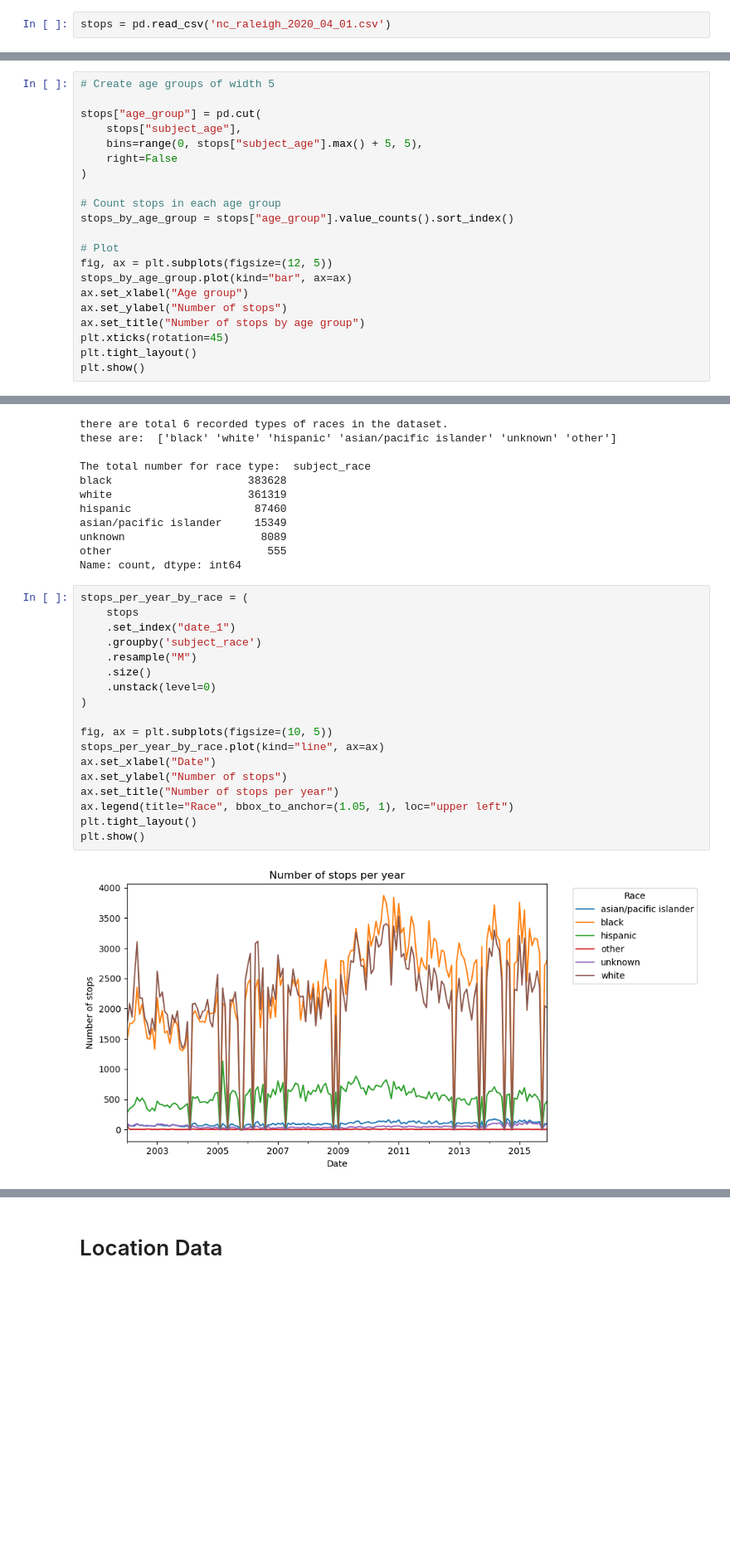
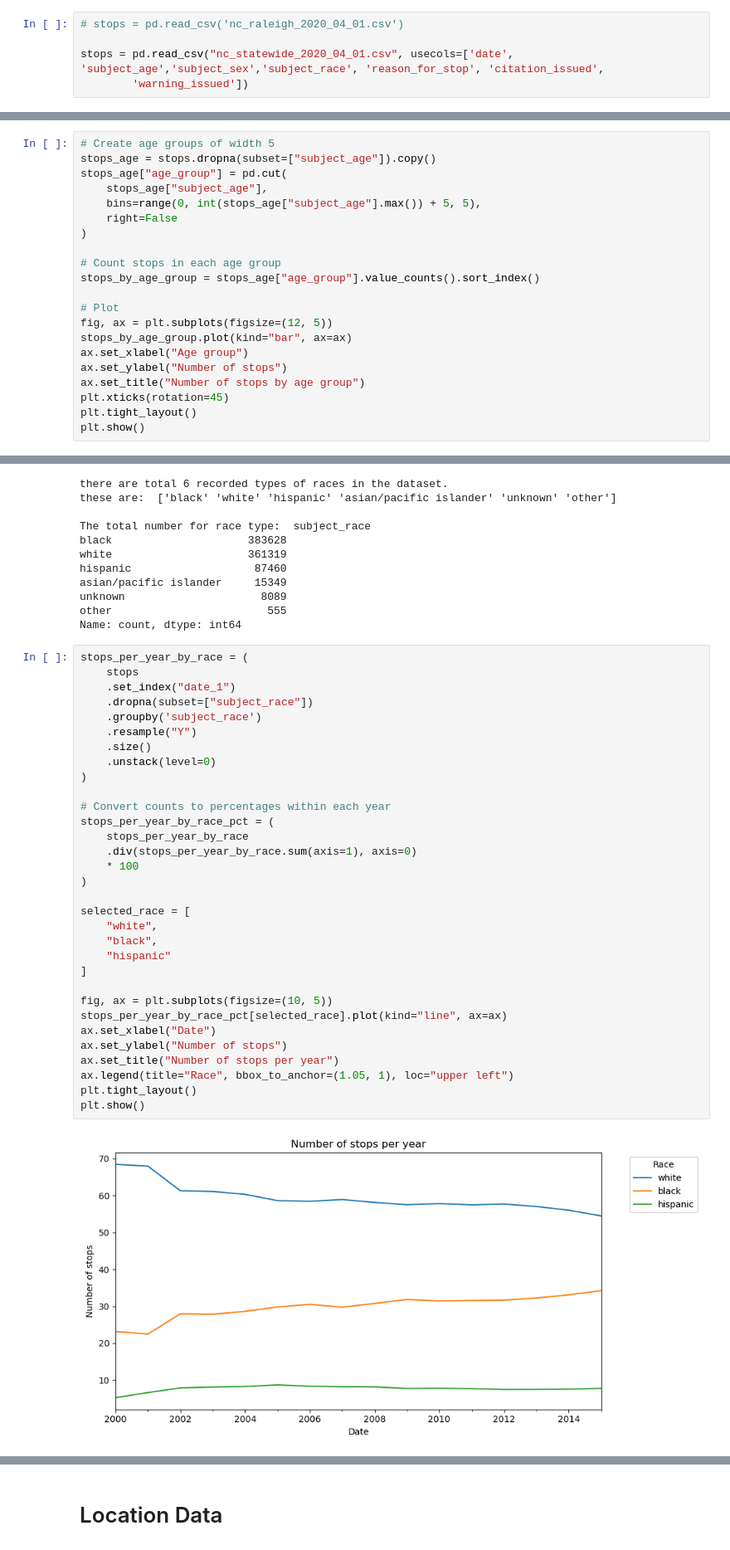
Before and after one commit to manrajghumman/ml-project, a Jupyter notebook: tests.ipynb, the cells around one changed output, grey strips where cells are left out. Shown at 83% size. Drawn from its saved outputs; the diff is of its cells as text; blank space fills up the shorter version.

Commit message:
updated code and images for NC state wide dataset

```diff
--- a/tests.ipynb
+++ b/tests.ipynb
@@ -8,7 +8,10 @@ Study a database of law enforcement interactions with the [public](https://openp
 1. NC State Police. Look at race and likelihood of different actions?
 1. Identify trends over time?
 # %%
-stops = pd.read_csv('nc_raleigh_2020_04_01.csv')
+# stops = pd.read_csv('nc_raleigh_2020_04_01.csv')
+
+stops = pd.read_csv("nc_statewide_2020_04_01.csv", usecols=['date', 'subject_age','subject_sex','subject_race', 'reason_for_stop', 'citation_issued',
+        'warning_issued'])
 # %%
 stops.info()
 # %% [output]
@@ -137,14 +130,14 @@ print("min age", stops['subject_age'].min())
 # %%
 # Create age groups of width 5
-
-stops["age_group"] = pd.cut(
-    stops["subject_age"],
-    bins=range(0, stops["subject_age"].max() + 5, 5),
+stops_age = stops.dropna(subset=["subject_age"]).copy()
+stops_age["age_group"] = pd.cut(
+    stops_age["subject_age"],
+    bins=range(0, int(stops_age["subject_age"].max()) + 5, 5),
     right=False
 )
 
 # Count stops in each age group
-stops_by_age_group = stops["age_group"].value_counts().sort_index()
+stops_by_age_group = stops_age["age_group"].value_counts().sort_index()
 
 # Plot
 fig, ax = plt.subplots(figsize=(12, 5))
@@ -278,20 +335,34 @@ Name: count, dtype: int64
 # %%
 stops_per_year_by_race = (
     stops
     .set_index("date_1")
+    .dropna(subset=["subject_race"])
     .groupby('subject_race')
-    .resample("M")
+    .resample("Y")
     .size()
     .unstack(level=0)
 )
 
+# Convert counts to percentages within each year
+stops_per_year_by_race_pct = (
+    stops_per_year_by_race
+    .div(stops_per_year_by_race.sum(axis=1), axis=0)
+    * 100
+)
+
+selected_race = [
+    "white",
+    "black",
+    "hispanic"
+]
+
 fig, ax = plt.subplots(figsize=(10, 5))
-stops_per_year_by_race.plot(kind="line", ax=ax)
+stops_per_year_by_race_pct[selected_race].plot(kind="line", ax=ax)
 ax.set_xlabel("Date")
 ax.set_ylabel("Number of stops")
 ax.set_title("Number of stops per year")
 ax.legend(title="Race", bbox_to_anchor=(1.05, 1), loc="upper left")
 plt.tight_layout()
 plt.show()
 # %% [output]
-[figure, old version]
+[figure, new version]
```
Also changed, not shown: parts of 10 cells of this notebook, 2 other files.
